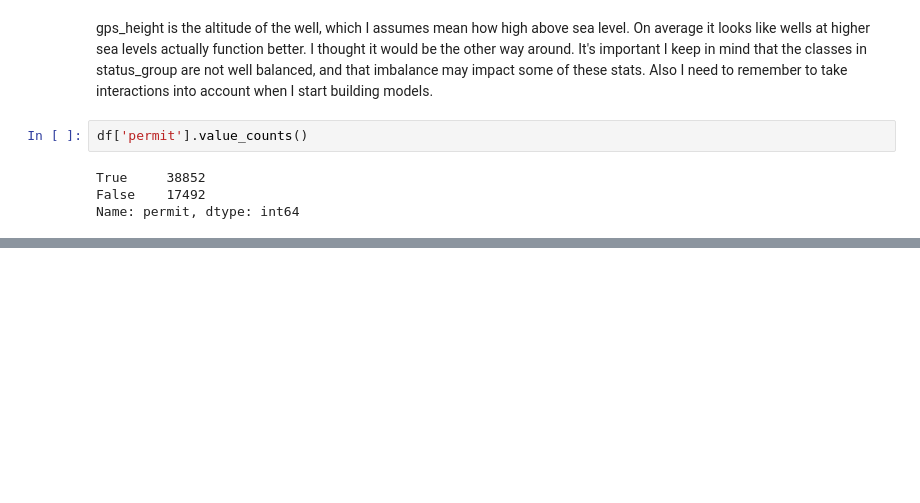
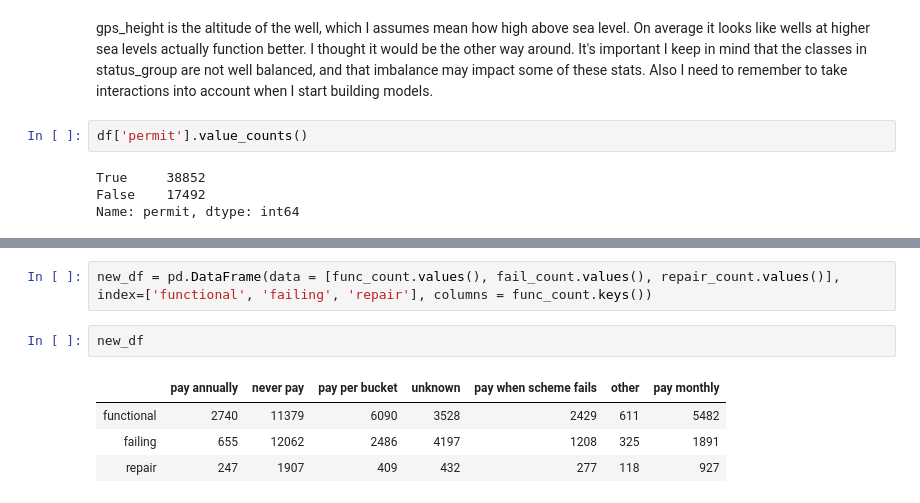
Before and after one commit to mattcarr17/mod_3_flatiron_project, a Jupyter notebook: notebooks/exploratory/01_mc_exploratory.ipynb, the cells around one changed output, grey strips where cells are left out. Saved outputs shown, nothing was run; the diff lists cells and outputs as text; blank space fills up the shorter version.

```diff
--- a/notebooks/exploratory/01_mc_exploratory.ipynb
+++ b/notebooks/exploratory/01_mc_exploratory.ipynb
@@ -374,0 +569,9 @@ Name: permit, dtype: int64
+# %%
+new_df = pd.DataFrame(data = [func_count.values(), fail_count.values(), repair_count.values()], index=['functional', 'failing', 'repair'], columns = func_count.keys())
+# %%
+new_df
+# %% [output]
+|  | pay annually | never pay | pay per bucket | unknown | pay when scheme fails | other | pay monthly |
+| functional | 2740 | 11379 | 6090 | 3528 | 2429 | 611 | 5482 |
+| failing | 655 | 12062 | 2486 | 4197 | 1208 | 325 | 1891 |
+| repair | 247 | 1907 | 409 | 432 | 277 | 118 | 927 |
```
Also changed, not shown: parts of 57 cells of this notebook.
